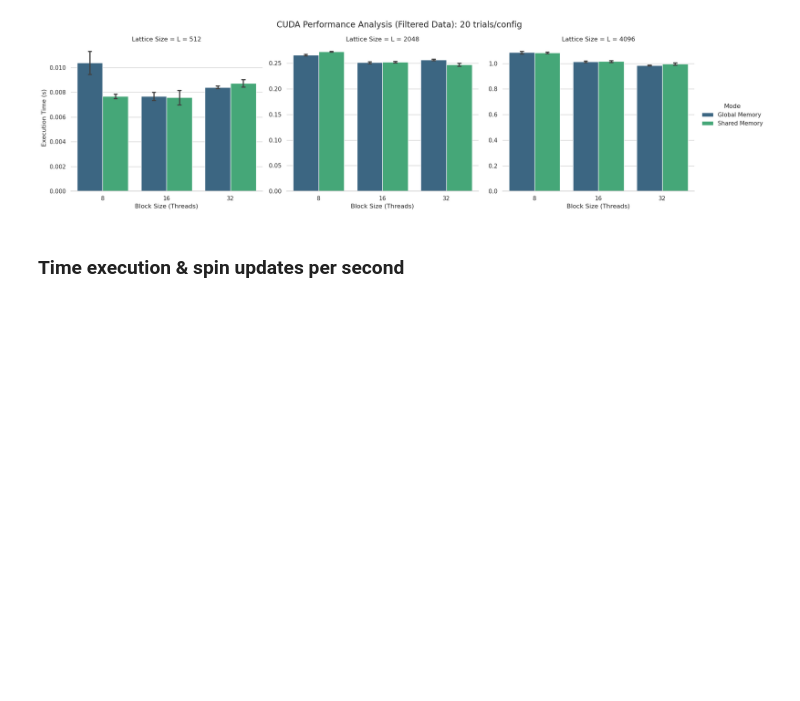
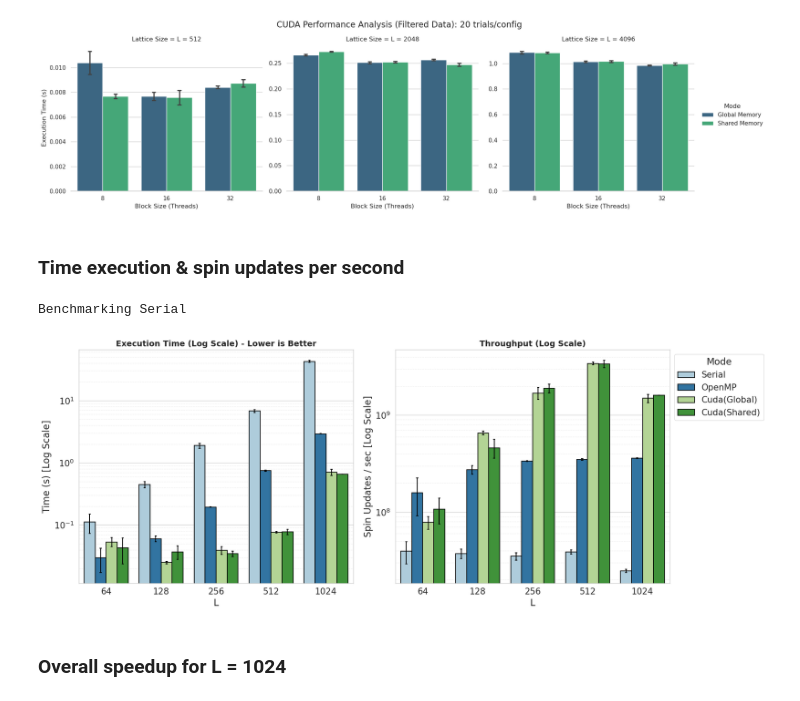
Before and after one commit to WilliamConte/Ising2D_with_CUDA, a Jupyter notebook: benchmarks.ipynb, the cells around one changed output. Drawn from its saved outputs; the diff is of its cells as text; code cells hidden in the pictures; blank space fills up the shorter version.

```diff
--- a/benchmarks.ipynb
+++ b/benchmarks.ipynb
@@ -554,15 +552,19 @@ steps_total = 1000
 n_trials = 5
 
 modes = [ising2d.Mode.SERIAL, ising2d.Mode.OPENMP, ising2d.Mode.CUDA_GLOBAL, ising2d.Mode.CUDA_SHARED]
+total_updates = np.array(np.array(L_list) * np.array(L_list) * steps_total).reshape(-1) #total spins updates in 1000 update steps
 
 modes_times = {'Serial':[], 'OpenMP':[], 'Cuda(Global)':[],'Cuda(Shared)':[]}
+spin_updates = {'Serial':[], 'OpenMP':[], 'Cuda(Global)':[],'Cuda(Shared)':[]}
 
 for mode_enum, key in zip(modes, modes_times.keys()):
     print(f"Benchmarking {key}")
 
-    for L in L_list:
+    for L,updates in zip(L_list,total_updates):
 
         model = ising2d.IsingModel(L, T, J, h, seed=123)
+        # set openmp threads as 8 --> best performances
+        model.set_num_threads(8)
 
         for i in range(n_trials):
 
@@ -580,4 +582,10 @@ for mode_enum, key in zip(modes, modes_times.keys()):
 
             total_time = end_time - start_time
             modes_times[key].append(total_time)
+
+            # calculate spin updates per second
+            updates_per_second = updates/total_time
+            spin_updates[key].append(updates_per_second)
+# %% [output]
+Benchmarking Serial
 # %%
@@ -608 +606,48 @@ plt.show()
+# %%
+# Basic configurations
+sns.set_theme(style="whitegrid", context="paper", font_scale=1.7)
+
+custom_palette = sns.color_palette("Paired")
+
+fig, axes = plt.subplots(1, 2, figsize=(20, 9))
+
+# Common parameters
+plot_kwargs = {
+    'x': "L",
+    'hue': "Mode",
+    'palette': custom_palette,
+    'edgecolor': "black",
+    'linewidth': 1.2,
+    'errorbar': "sd",
+    'capsize': 0.1,
+    'err_kws': {'linewidth': 1.5, 'color': 'black'}
+}
+
+# Execution time plot
+
+sns.barplot(data=df, y="Time (s)", ax=axes[0], **plot_kwargs)
+
+axes[0].set_title("Execution Time (Log Scale)", fontsize=14, fontweight='bold')
+axes[0].set_yscale("log")
+axes[0].set_ylabel("Time (s) [Log Scale]")
+axes[0].grid(True, which="minor", axis="y", linestyle="--", alpha=0.3)
+axes[0].get_legend().remove()
+
+# Spin updates per second (i.e. throughput)
+sns.barplot(data=df, y="Updates/sec", ax=axes[1], **plot_kwargs)
+
+axes[1].set_title("Throughput (Log Scale)", fontsize=14, fontweight='bold')
+axes[1].set_yscale("log")
+axes[1].set_ylabel("Spin Updates / sec [Log Scale]")
+axes[1].grid(True, which="minor", axis="y", linestyle="--", alpha=0.3)
+
+# Legend out from the plot
+sns.move_legend(axes[1], "upper left", bbox_to_anchor=(1, 1), title="Mode")
+
+plt.tight_layout()
+plt.show()
+# %% [output]
+[figure, added]
+# %% [markdown]
+### Overall speedup for L = 1024
 # %%
```
Also changed, not shown: parts of 11 cells of this notebook.
